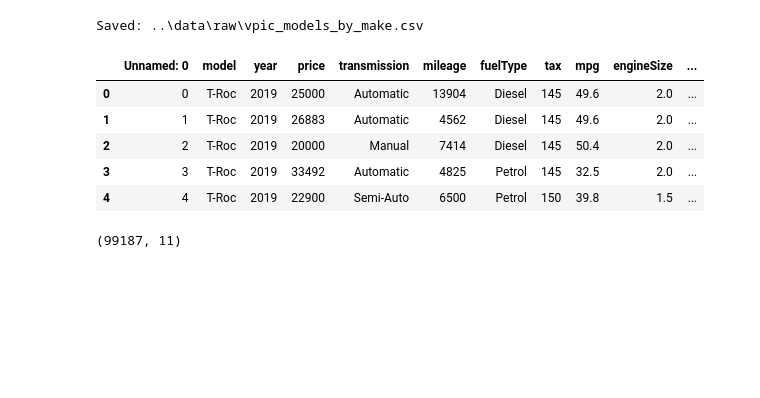
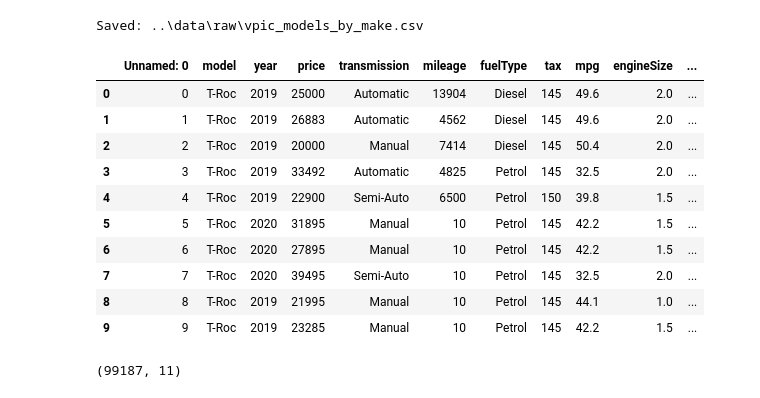
Before and after one commit to niteshbairwa185-pixel/automobile-intelligent-system, a Jupyter notebook: notebooks/01_cleaning.ipynb, the cells around one changed output. Cells and saved outputs as stored; diff of their text form; code cells hidden in the pictures; blank space fills up the shorter version.

```diff
--- a/notebooks/01_cleaning.ipynb
+++ b/notebooks/01_cleaning.ipynb
@@ -106,14 +106,19 @@ import seaborn as sns
 # %%
 df = pd.read_csv("../data/raw/used_cars.csv")
 # %%
-df.head()
+df.head(10)
 # %% [output]
 |  | Unnamed: 0 | model | year | price | transmission | mileage | fuelType | tax | mpg | engineSize | ... |
 | 0 | 0 | T-Roc | 2019 | 25000 | Automatic | 13904 | Diesel | 145 | 49.6 | 2.0 | ... |
 | 1 | 1 | T-Roc | 2019 | 26883 | Automatic | 4562 | Diesel | 145 | 49.6 | 2.0 | ... |
 | 2 | 2 | T-Roc | 2019 | 20000 | Manual | 7414 | Diesel | 145 | 50.4 | 2.0 | ... |
 | 3 | 3 | T-Roc | 2019 | 33492 | Automatic | 4825 | Petrol | 145 | 32.5 | 2.0 | ... |
 | 4 | 4 | T-Roc | 2019 | 22900 | Semi-Auto | 6500 | Petrol | 150 | 39.8 | 1.5 | ... |
+| 5 | 5 | T-Roc | 2020 | 31895 | Manual | 10 | Petrol | 145 | 42.2 | 1.5 | ... |
+| 6 | 6 | T-Roc | 2020 | 27895 | Manual | 10 | Petrol | 145 | 42.2 | 1.5 | ... |
+| 7 | 7 | T-Roc | 2020 | 39495 | Semi-Auto | 10 | Petrol | 145 | 32.5 | 2.0 | ... |
+| 8 | 8 | T-Roc | 2019 | 21995 | Manual | 10 | Petrol | 145 | 44.1 | 1.0 | ... |
+| 9 | 9 | T-Roc | 2019 | 23285 | Manual | 10 | Petrol | 145 | 42.2 | 1.5 | ... |
 # %%
 df.shape
 # %% [output]
```
Also changed, not shown: 1 other file.
